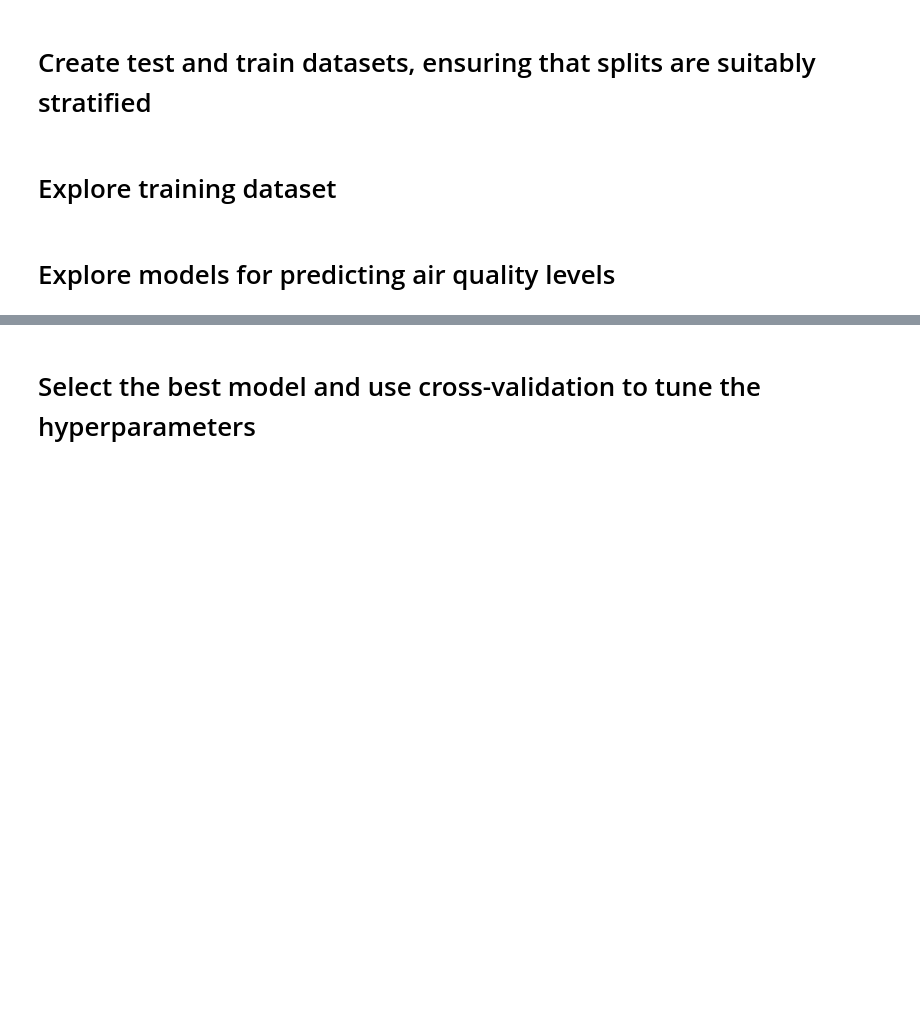
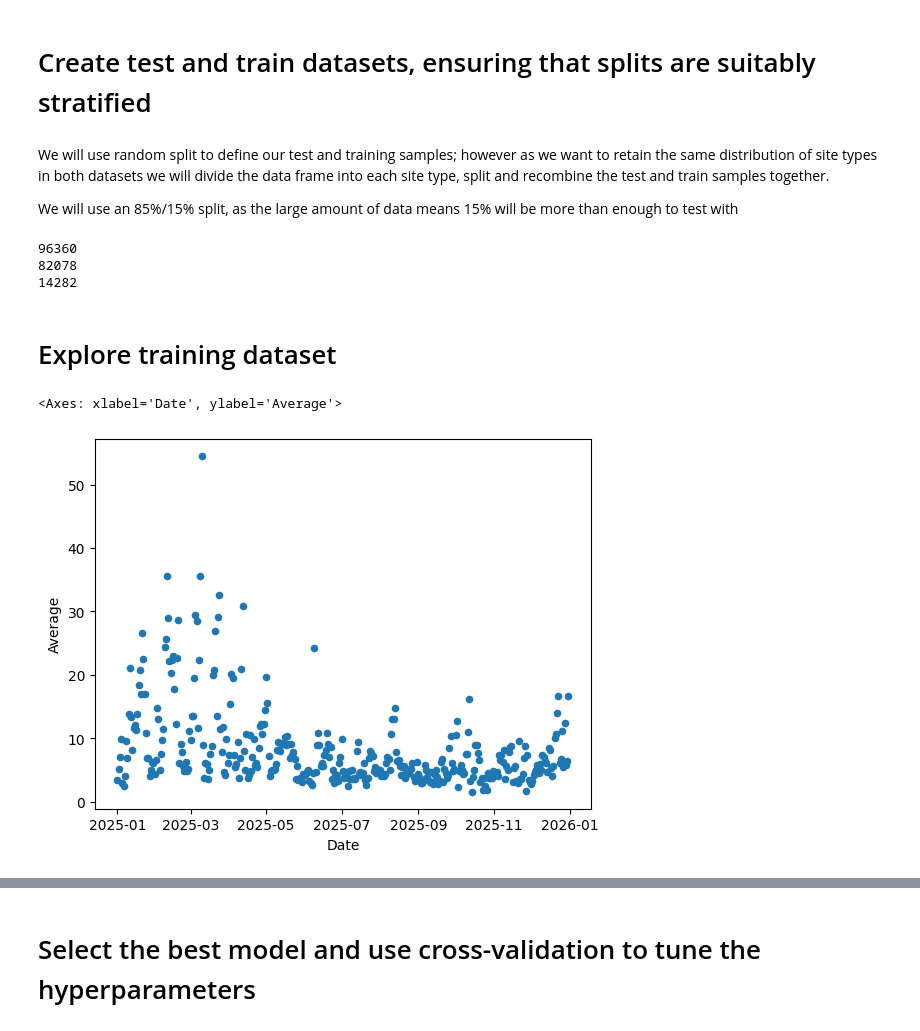
Before and after one commit to Pirate-Dan/MOD006902-Air-Quality, a Jupyter notebook: Air-Quality_PreProcessing.ipynb, the cells around one changed output, grey strips where cells are left out. Saved outputs shown, nothing was run; the diff lists cells and outputs as text; code cells hidden in the pictures; blank space fills up the shorter version.

Commit message:
Finalised Data exploration and pre-procesing.  Seperated ML pipeline to different notebook

```diff
--- a/AirQualityModel.ipynb
+++ b/Air-Quality_PreProcessing.ipynb
@@ -591,7 +591,50 @@ described.groupby('SiteName').describe().sort_index()
 We can see that the mean, stadard deviation and IQR are similar across all sites, with no significant outliers
 # %% [markdown]
 # Create test and train datasets, ensuring that splits are suitably stratified
+# %% [markdown]
+We will use random split to define our test and training samples; however as we want to retain the same distribution of site types in both datasets we will divide the data frame into each site type, split and recombine the test and train samples together.
+
+We will use an 85%/15% split, as the large amount of data means 15% will be more than enough to test with
+# %%
+#create sub-lists on Urban Background, Rural Background and Urban Traffic
+
+df_UB=df_tidy.filter(df_tidy.SiteType=='Urban Background')
+df_RB=df_tidy.filter(df_tidy.SiteType=='Rural Background')
+df_UT=df_tidy.filter(df_tidy.SiteType=='Urban Traffic')
+
+#Split into train and test using reandom split
+ubTrain,ubTest = df_UB.randomSplit(weights=[0.85,0.15],seed=42)
+rbTrain,rbTest = df_RB.randomSplit(weights=[0.85,0.15],seed=42)
+utTrain,utTest = df_UT.randomSplit(weights=[0.85,0.15],seed=42)
+
+#recombine into overall test and train
+df_train=ubTrain.union(rbTrain).union(utTrain)
+df_test=ubTest.union(rbTest).union(utTest)
+
+#count rows to check split
+print(df_tidy.count())
+print(df_train.count())
+print(df_test.count())
+# %% [output]
+96360
+82078
+14282
 # %% [markdown]
 # Explore training dataset
-# %% [markdown]
-# Explore models for predicting air quality levels
+# %%
+#create a sample of 5% the training dataset as a pandas dataframe to minimise processing load
+rb_sample = rbTrain.sample(fraction=0.05,seed=42)
+ub_sample = ubTrain.sample(fraction=0.05,seed=42)
+ut_sample = utTrain.sample(fraction=0.05,seed=42)
+
+#combine into single sample
+df_explore = rb_sample.union(ub_sample).union(ut_sample)
+# %%
+#plot target variable by date
+date=[x[0] for x in df_explore.groupBy('Date').avg('ParticulateReading').collect()]
+avg=[x[1] for x in df_explore.groupBy('Date').avg('ParticulateReading').collect()]
+date=pd.DataFrame({'Date':date, 'Average':avg})
+date.sort_values('Date',ascending=True).plot(kind='scatter',x='Date',y='Average',legend=False)
+# %% [output]
+<Axes: xlabel='Date', ylabel='Average'>
+[figure, added]
```
Also changed, not shown: parts of 12 cells of this notebook.
